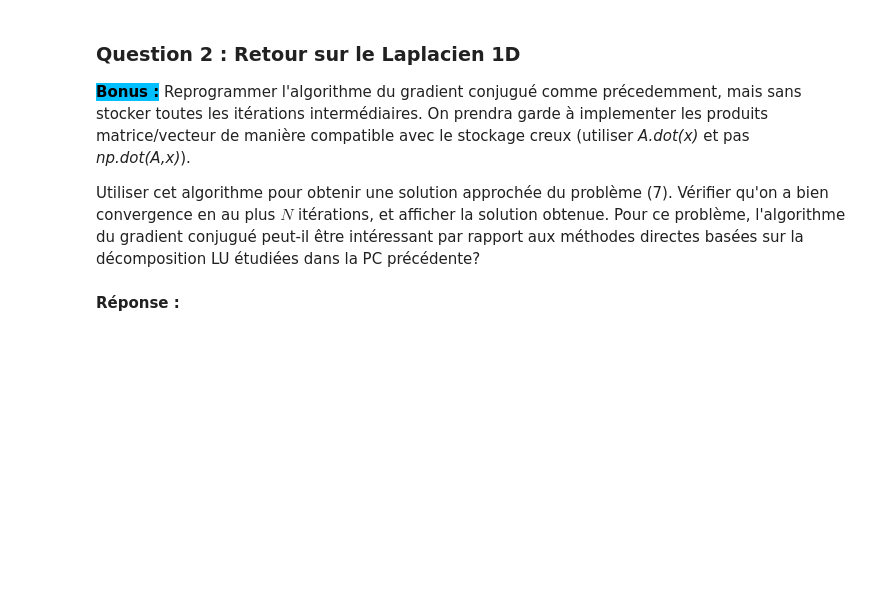
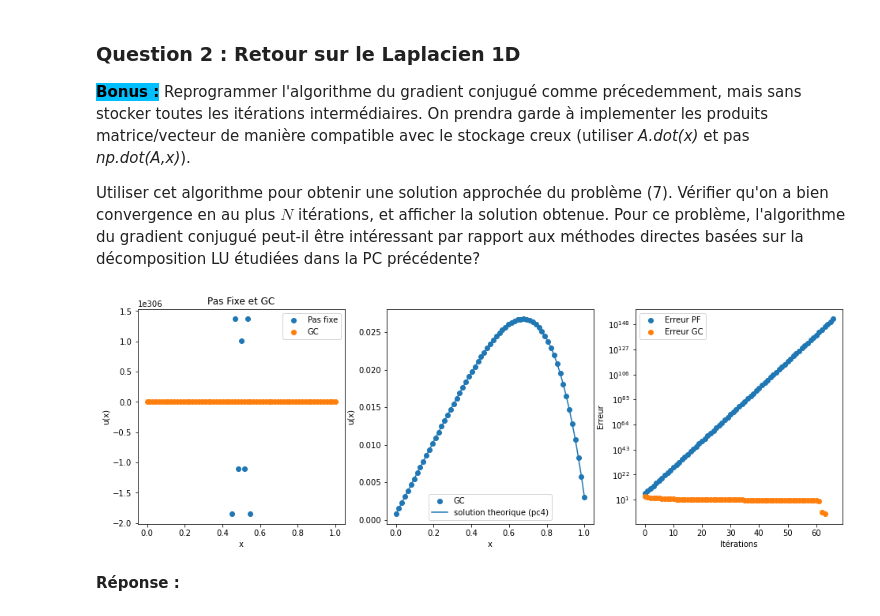
Before and after one commit to ArkhamKnightGPC/MAP412, a Jupyter notebook: pc5.ipynb, the cells around one changed output. Saved outputs shown, nothing was run; the diff lists cells and outputs as text; code cells hidden in the pictures; blank space fills up the shorter version.

```diff
--- a/pc5.ipynb
+++ b/pc5.ipynb
@@ -1075,2 +1117,47 @@ plt.show()
+# %%
+N            = 63
+
+x0           = np.zeros(N)
+x0[0] = 1.
+b = second_membre_1D(N)
+
+
+plt.figure(figsize=(16,5))
+
+plt.subplot(1,3,1)
+x = np.linspace(0, 1, N)
+u_PF, tab_err_PF = gradient_pas_fixe_creux(C, b, alpha_opt, x0)
+plt.scatter(x, u, label="Pas fixe")
+
+u_GC, tab_err_GC = gradient_conjugué_creux(C, b, x0)
+plt.scatter(x, u_GC, label="GC")
+
+plt.title("Pas Fixe et GC")
+plt.xlabel("x")
+plt.ylabel("u(x)")
+plt.legend()
+
+plt.subplot(1,3,2)
+plt.scatter(x, u_GC, label="GC")
+plt.plot(x, sol_banded, label='solution theorique (pc4)')
+
+plt.xlabel("x")
+plt.ylabel("u(x)")
+plt.legend()
+
+plt.subplot(1,3,3)
+it_PF = np.arange(0, len(tab_err_PF))
+plt.scatter(it_PF, tab_err_PF, label="Erreur PF")
+it_GC = np.arange(0, len(tab_err_GC))
+plt.scatter(it_GC, tab_err_GC, label="Erreur GC")
+plt.yscale("log") #echelle log pour l'axe y
+plt.xlabel("Itérations")
+plt.ylabel("Erreur")
+plt.legend()
+plt.show()
+
+plt.show()
+# %% [output]
+[figure, added]
 # %% [markdown]
 **Réponse :**
```
Also changed, not shown: parts of 18 cells of this notebook.
